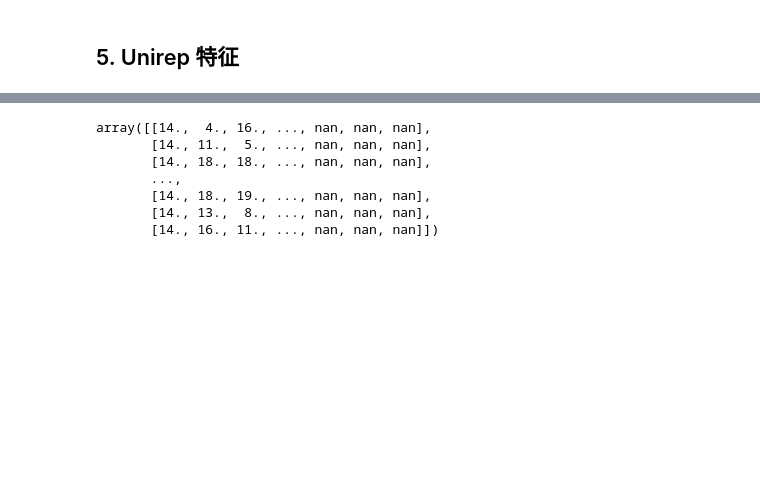
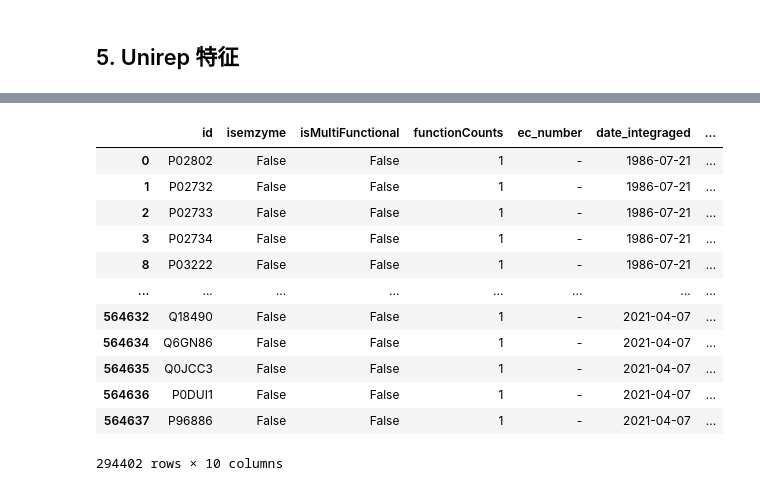
Before and after one commit to kingstdio/BioUniprot, a Jupyter notebook: tasks/task1/task1_isEnzyme.ipynb, the cells around one changed output, grey strips where cells are left out. Cells and saved outputs as stored; diff of their text form; code cells hidden in the pictures; blank space fills up the shorter version.

```diff
--- a/tasks/task1/task1_isEnzyme.ipynb
+++ b/tasks/task1/task1_isEnzyme.ipynb
@@ -386,10 +382,0 @@ test_h_avg, test_h_final, test_c_final= get_reps(sequences)
-# %%
-X_train
-# %% [output]
-array([[14.,  4., 16., ..., nan, nan, nan],
-       [14., 11.,  5., ..., nan, nan, nan],
-       [14., 18., 18., ..., nan, nan, nan],
-       ...,
-       [14., 18., 19., ..., nan, nan, nan],
-       [14., 13.,  8., ..., nan, nan, nan],
-       [14., 16., 11., ..., nan, nan, nan]])
@@ -395,0 +405,16 @@ array([[14.,  4., 16., ..., nan, nan, nan],
+# %%
+sprot[~sprot.isemzyme]
+# %% [output]
+|  | id | isemzyme | isMultiFunctional | functionCounts | ec_number | date_integraged | ... |
+| 0 | P02802 | False | False | 1 | - | 1986-07-21 | ... |
+| 1 | P02732 | False | False | 1 | - | 1986-07-21 | ... |
+| 2 | P02733 | False | False | 1 | - | 1986-07-21 | ... |
+| 3 | P02734 | False | False | 1 | - | 1986-07-21 | ... |
+| 8 | P03222 | False | False | 1 | - | 1986-07-21 | ... |
+| ... | ... | ... | ... | ... | ... | ... | ... |
+| 564632 | Q18490 | False | False | 1 | - | 2021-04-07 | ... |
+| 564634 | Q6GN86 | False | False | 1 | - | 2021-04-07 | ... |
+| 564635 | Q0JCC3 | False | False | 1 | - | 2021-04-07 | ... |
+| 564636 | P0DUI1 | False | False | 1 | - | 2021-04-07 | ... |
+| 564637 | P96886 | False | False | 1 | - | 2021-04-07 | ... |
+294402 rows × 10 columns
```
Also changed, not shown: parts of 14 cells of this notebook, 7 other files.
